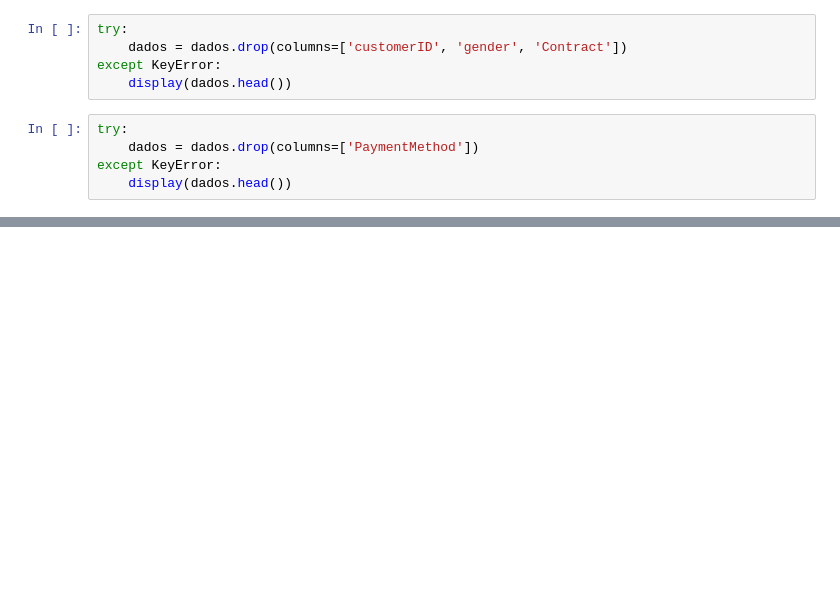
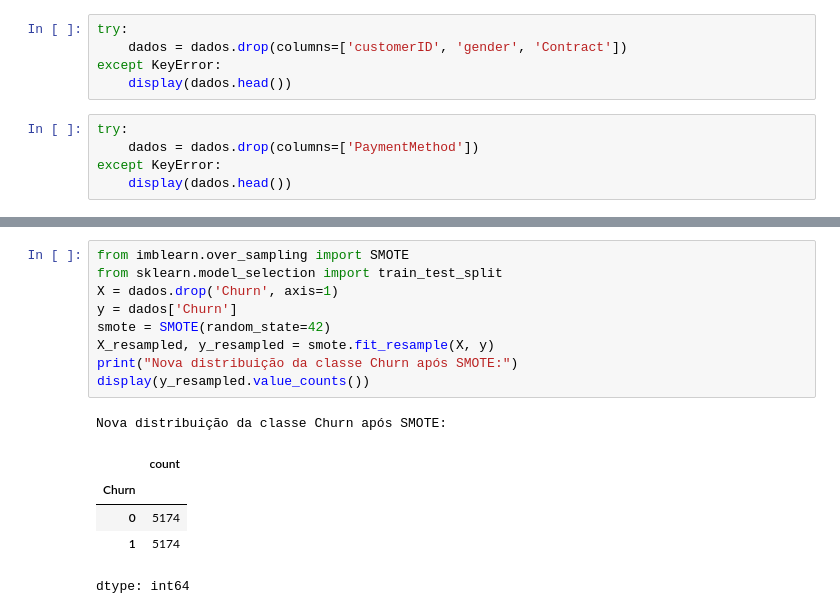
Before and after one commit to Housenkan/ChallengeAluraTelecomX_Part_2, a Jupyter notebook: TelecomX_Parte_2.ipynb, the cells around one changed output, grey strips where cells are left out. Cells and saved outputs as stored; diff of their text form; blank space fills up the shorter version.

```diff
--- a/TelecomX_Parte_2.ipynb
+++ b/TelecomX_Parte_2.ipynb
@@ -61,0 +126,16 @@ Não há um desequilíbrio significativo entre as classes Churn e Não Churn.
+# %%
+from imblearn.over_sampling import SMOTE
+from sklearn.model_selection import train_test_split
+X = dados.drop('Churn', axis=1)
+y = dados['Churn']
+smote = SMOTE(random_state=42)
+X_resampled, y_resampled = smote.fit_resample(X, y)
+print("Nova distribuição da classe Churn após SMOTE:")
+display(y_resampled.value_counts())
+# %% [output]
+Nova distribuição da classe Churn após SMOTE:
+|  | count |
+| Churn |  |
+| 0 | 5174 |
+| 1 | 5174 |
+dtype: int64
```
Also changed, not shown: parts of 17 cells of this notebook.
